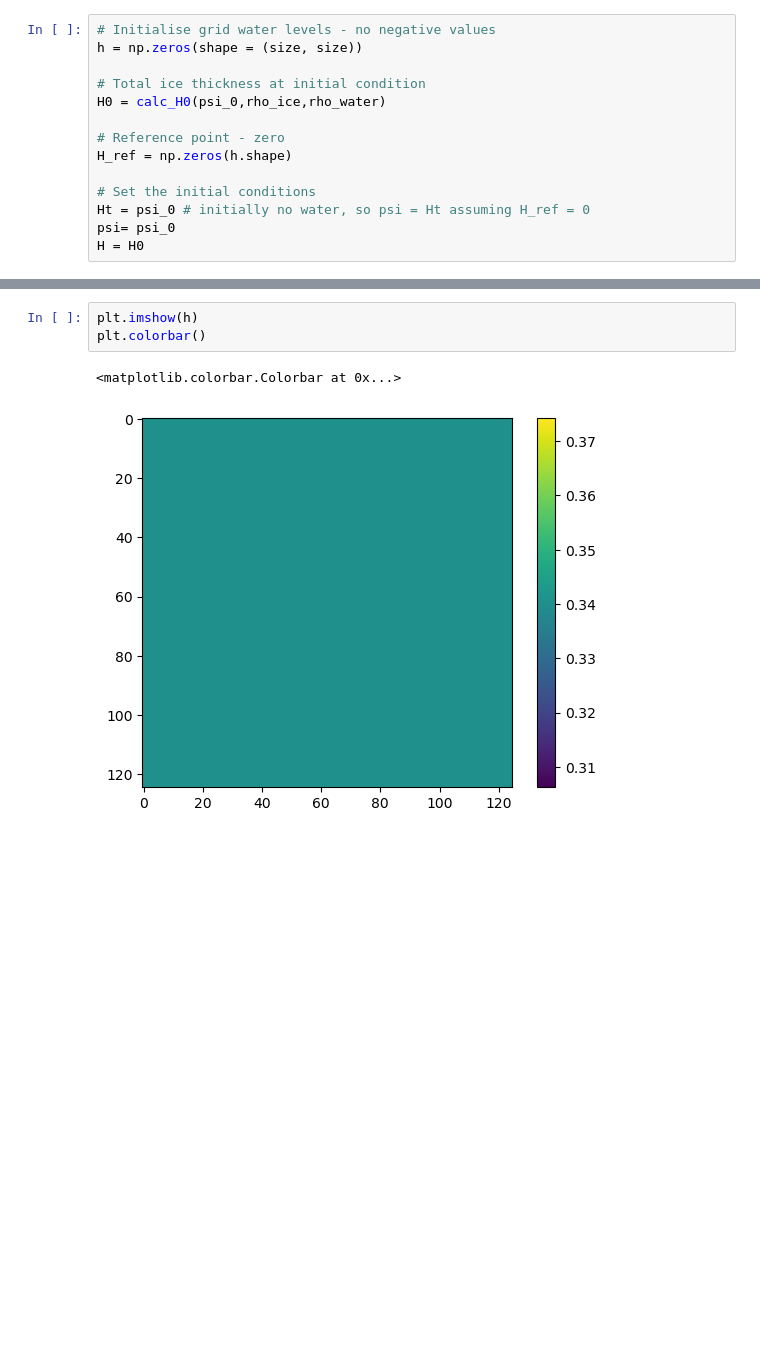
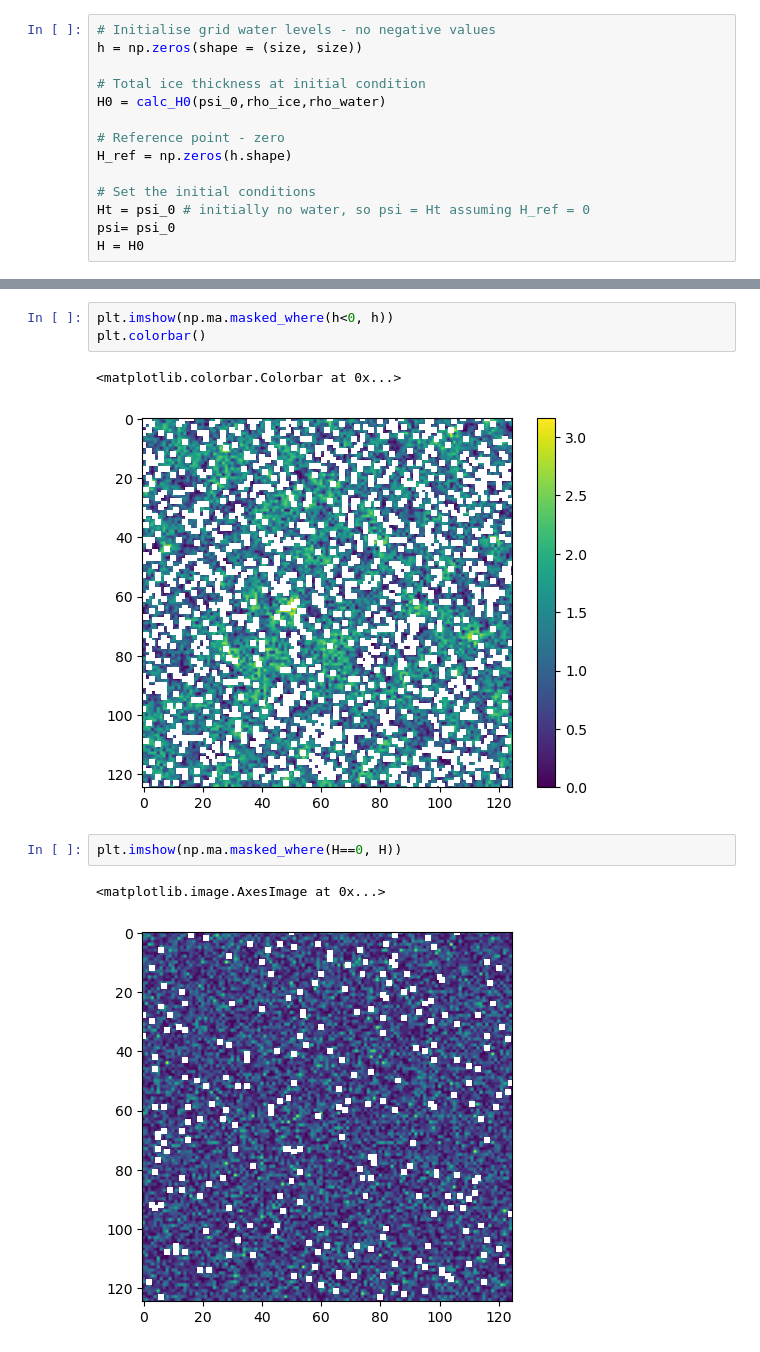
Before and after one commit to PaulHosek/ComplexSystemSimulation, a Jupyter notebook: CA_v2.ipynb, the cells around one changed output, grey strips where cells are left out. Saved outputs shown, nothing was run; the diff lists cells and outputs as text; blank space fills up the shorter version.

```diff
--- a/CA_v2.ipynb
+++ b/CA_v2.ipynb
@@ -200,6 +210,11 @@ plt.colorbar()
 # %%
-plt.imshow(h)
+plt.imshow(np.ma.masked_where(h<0, h))
 plt.colorbar()
 # %% [output]
 <matplotlib.colorbar.Colorbar at 0x...>
-[figure, old version]
+[figure, new version]
+# %%
+plt.imshow(np.ma.masked_where(H==0, H))
+# %% [output]
+<matplotlib.image.AxesImage at 0x...>
+[figure, added]
```
Also changed, not shown: parts of 10 cells of this notebook.
